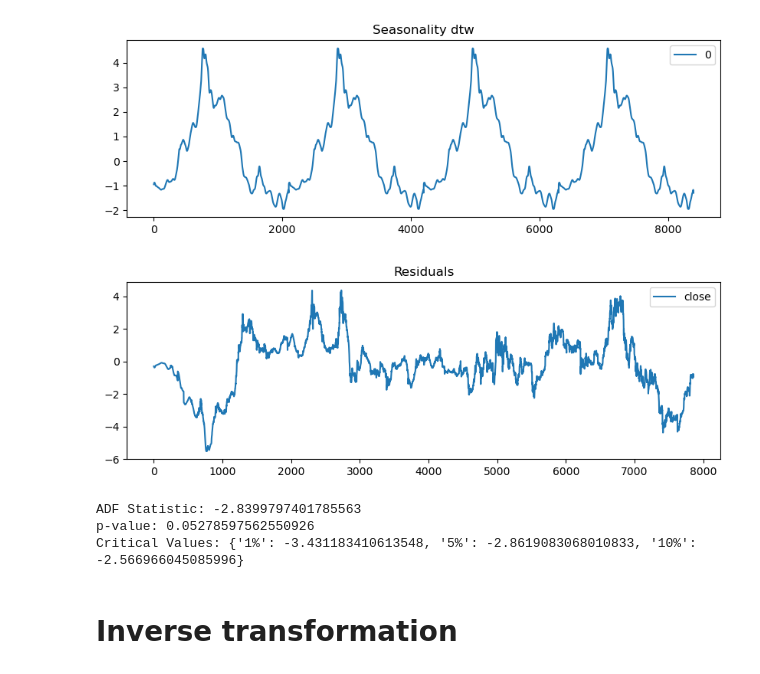
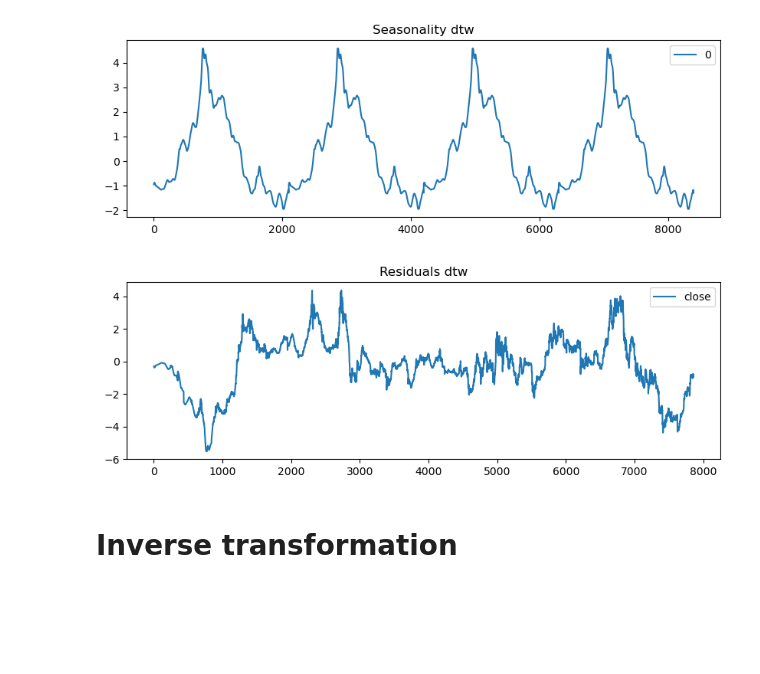
Before and after one commit to ootho/btc_timeseries_analysis, a Jupyter notebook: features/halving_cycles/halving_cycles.ipynb, the cells around one changed output. Drawn from its saved outputs; the diff is of its cells as text; code cells hidden in the pictures; blank space fills up the shorter version.

```diff
--- a/features/halving_cycles/halving_cycles.ipynb
+++ b/features/halving_cycles/halving_cycles.ipynb
@@ -412,19 +401,10 @@ df_dtw_full.plot(kind = 'line', figsize = (10,3), title='Seasonality dtw');
 # %%
 df_dtw_full = df_dtw_full.rename(columns={0: 'close'})
 df_residual = pd.DataFrame(df_g) - df_dtw_full
 df_residual = df_residual.dropna()
-df_residual.plot(kind='line', figsize = (10,3), title='Residuals');
+df_residual.plot(kind='line', figsize = (10,3), title='Residuals dtw');
 # %% [output]
-[figure, old version]
+[figure, new version]
-# %%
-result = adfuller(df_residual)
-print('ADF Statistic:', result[0])
-print('p-value:', result[1])
-print('Critical Values:', result[4])
-# %% [output]
-ADF Statistic: -2.8399797401785563
-p-value: 0.05278597562550926
-Critical Values: {'1%': -3.431183410613548, '5%': -2.8619083068010833, '10%': -2.566966045085996}
 # %% [markdown]
 # Inverse transformation
 # %%
```
Also changed, not shown: parts of 4 cells of this notebook.
